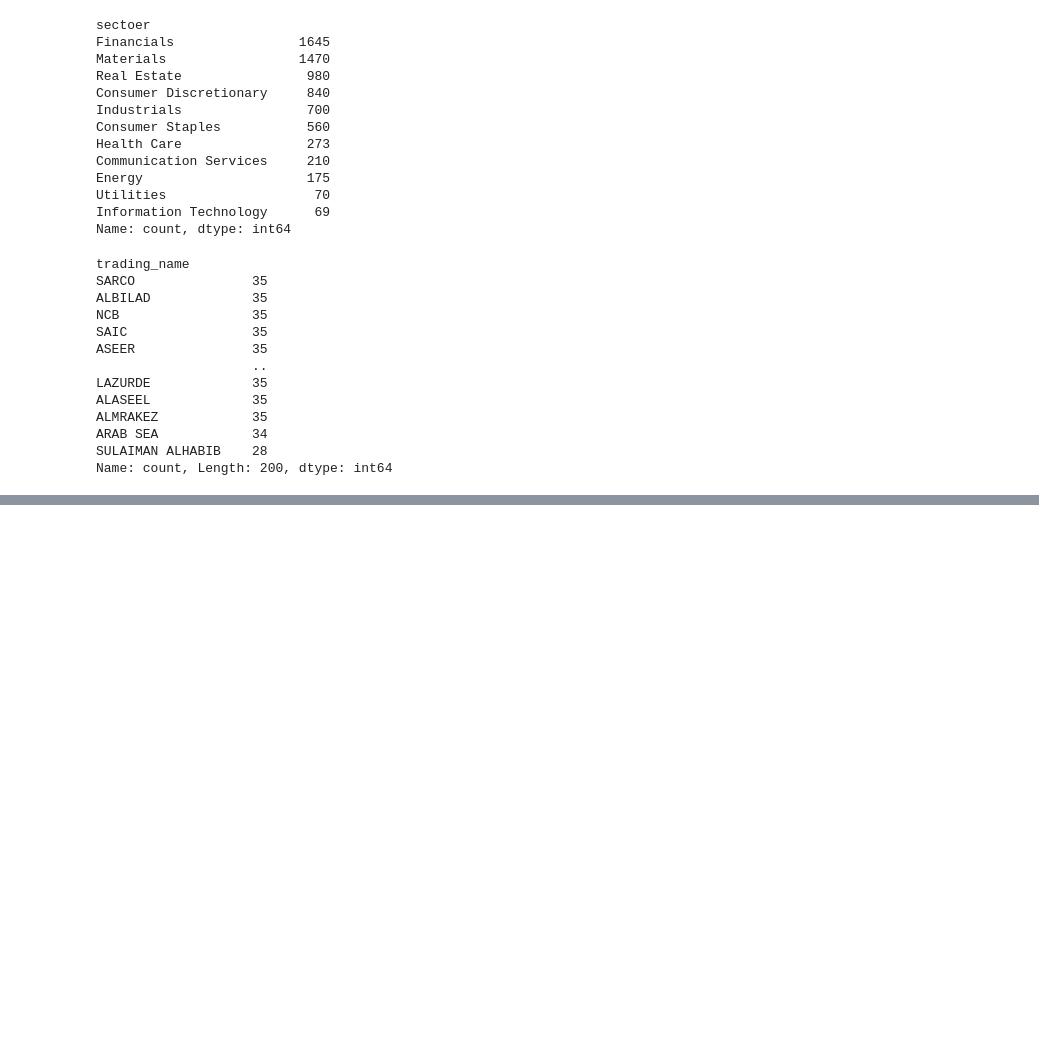
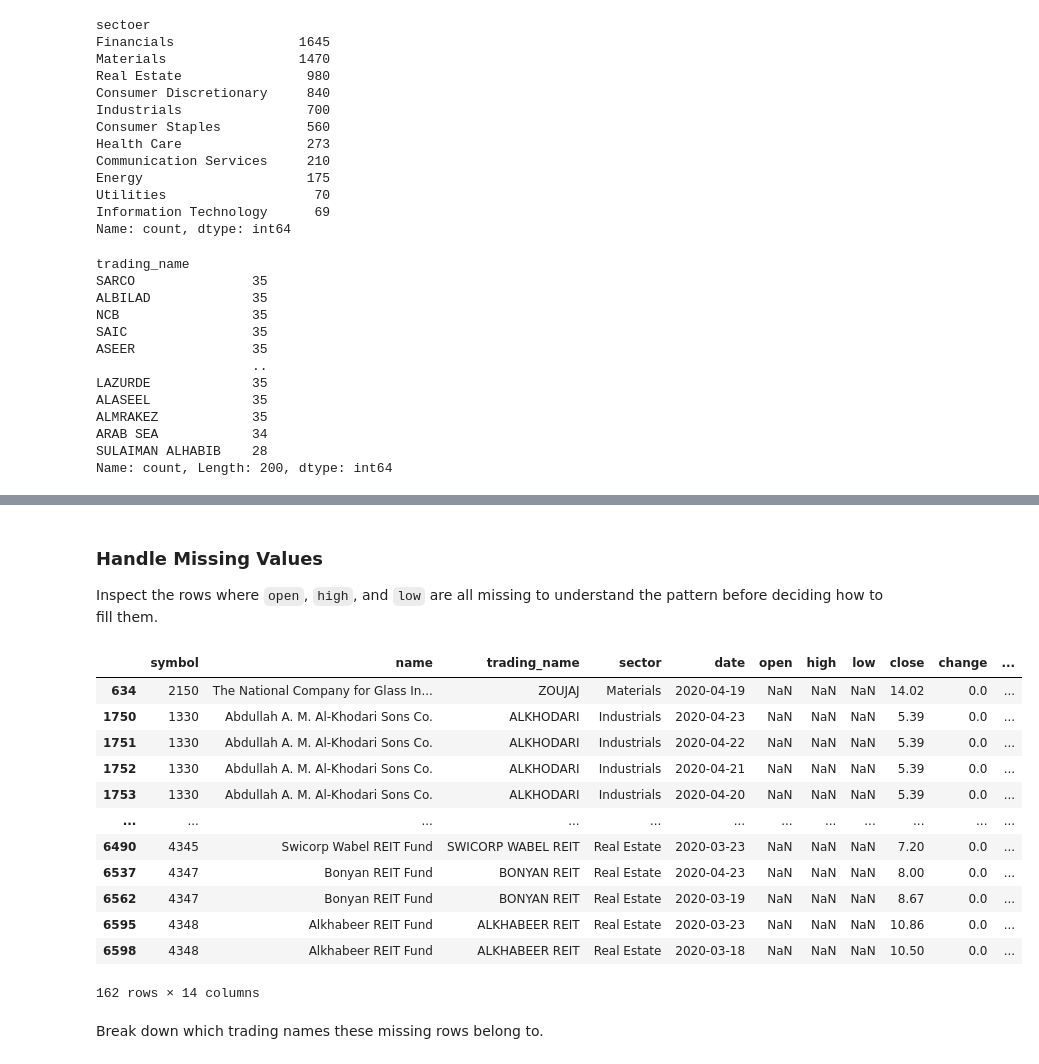
Before and after one commit to RenadRaaft/Saudi-Stock-Exchange-Tadawul-, a Jupyter notebook: Notebook/DataCleaning.ipynb, the cells around one changed output, grey strips where cells are left out. Saved outputs shown, nothing was run; the diff lists cells and outputs as text; code cells hidden in the pictures; blank space fills up the shorter version.

```diff
--- a/Notebook/DataCleaning.ipynb
+++ b/Notebook/DataCleaning.ipynb
@@ -154,0 +181,3 @@ Name: count, Length: 200, dtype: int64
+# %%
+df.columns = df.columns.str.strip()
+df = df.rename(columns={'sectoer':'sector'})
@@ -154,0 +195,6 @@ Name: count, Length: 200, dtype: int64
+# %%
+# 1. Convert the 'date' column to datetime format
+df['date'] = pd.to_datetime(df['date'])
+
+# 2. Convert 'no_trades' from float to integer
+df['no_trades'] = df['no_trades'].astype(int)
@@ -154,0 +241,22 @@ Name: count, Length: 200, dtype: int64
+# %% [markdown]
+### Handle Missing Values
+Inspect the rows where `open`, `high`, and `low` are all missing to understand the pattern before deciding how to fill them.
+# %%
+nulls = df[(df['open'].isnull()) & (df['high'].isnull()) & (df['low'].isnull())]
+nulls
+# %% [output]
+|  | symbol | name | trading_name | sector | date | open | high | low | close | change | ... |
+| 634 | 2150 | The National Company for Glass In... | ZOUJAJ | Materials | 2020-04-19 | NaN | NaN | NaN | 14.02 | 0.0 | ... |
+| 1750 | 1330 | Abdullah A. M. Al-Khodari Sons Co. | ALKHODARI | Industrials | 2020-04-23 | NaN | NaN | NaN | 5.39 | 0.0 | ... |
+| 1751 | 1330 | Abdullah A. M. Al-Khodari Sons Co. | ALKHODARI | Industrials | 2020-04-22 | NaN | NaN | NaN | 5.39 | 0.0 | ... |
+| 1752 | 1330 | Abdullah A. M. Al-Khodari Sons Co. | ALKHODARI | Industrials | 2020-04-21 | NaN | NaN | NaN | 5.39 | 0.0 | ... |
+| 1753 | 1330 | Abdullah A. M. Al-Khodari Sons Co. | ALKHODARI | Industrials | 2020-04-20 | NaN | NaN | NaN | 5.39 | 0.0 | ... |
+| ... | ... | ... | ... | ... | ... | ... | ... | ... | ... | ... | ... |
+| 6490 | 4345 | Swicorp Wabel REIT Fund | SWICORP WABEL REIT | Real Estate | 2020-03-23 | NaN | NaN | NaN | 7.20 | 0.0 | ... |
+| 6537 | 4347 | Bonyan REIT Fund | BONYAN REIT | Real Estate | 2020-04-23 | NaN | NaN | NaN | 8.00 | 0.0 | ... |
+| 6562 | 4347 | Bonyan REIT Fund | BONYAN REIT | Real Estate | 2020-03-19 | NaN | NaN | NaN | 8.67 | 0.0 | ... |
+| 6595 | 4348 | Alkhabeer REIT Fund | ALKHABEER REIT | Real Estate | 2020-03-23 | NaN | NaN | NaN | 10.86 | 0.0 | ... |
+| 6598 | 4348 | Alkhabeer REIT Fund | ALKHABEER REIT | Real Estate | 2020-03-18 | NaN | NaN | NaN | 10.50 | 0.0 | ... |
+162 rows × 14 columns
+# %% [markdown]
+Break down which trading names these missing rows belong to.
```
Also changed, not shown: parts of 28 cells of this notebook.
